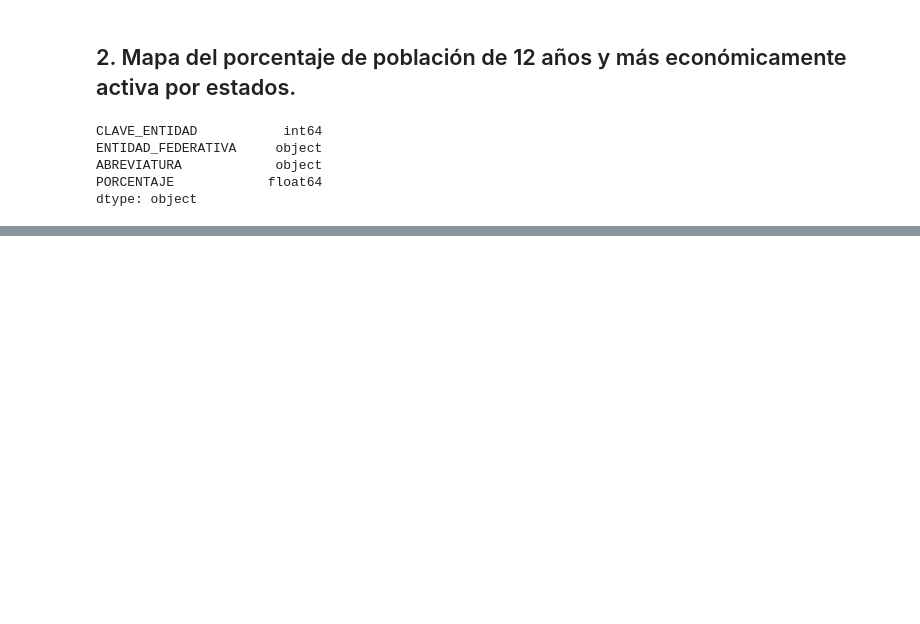
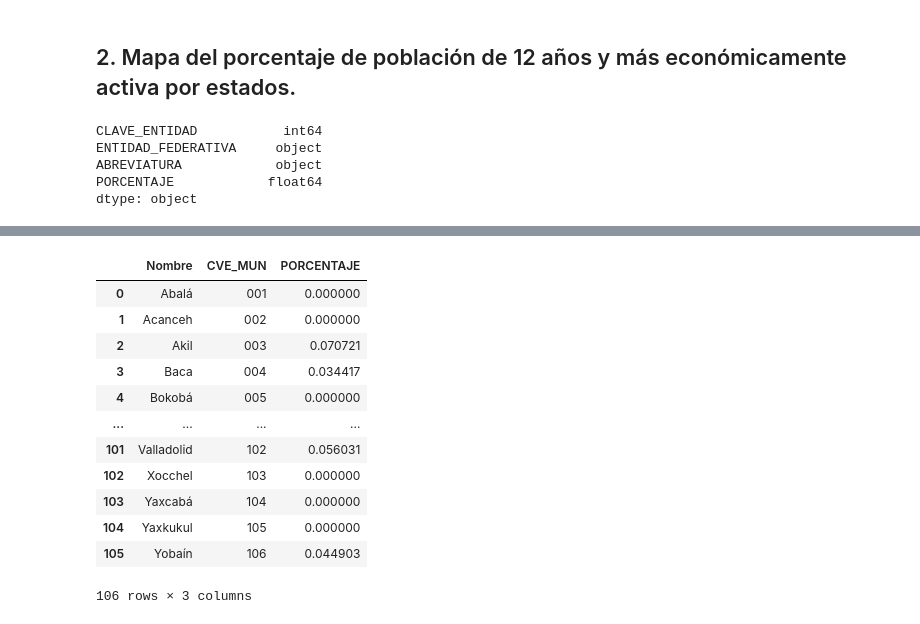
Before and after one commit to EscamillaJuan/CienciaDeDatos, a Jupyter notebook: Proyecto INEGI/CD_14_INEGI_colab.ipynb, the cells around one changed output, grey strips where cells are left out. Drawn from its saved outputs; the diff is of its cells as text; code cells hidden in the pictures; blank space fills up the shorter version.

```diff
--- a/Proyecto INEGI/CD_14_INEGI_colab.ipynb
+++ b/Proyecto INEGI/CD_14_INEGI_colab.ipynb
@@ -154,0 +191,29 @@ map
+# %%
+id_yuc = []
+porcentaje_yuc = []
+for i in range(1,107):
+    if i < 10:
+        url = f'https://www.inegi.org.mx/app/api/indicadores/desarrolladores/jsonxml/INDICATOR/6207019025/es/07000031000{i}/true/BISE/2.0/{TOKEN}?type=json'
+    elif 10 <= i < 100:
+        url = f'https://www.inegi.org.mx/app/api/indicadores/desarrolladores/jsonxml/INDICATOR/6207019025/es/0700003100{i}/true/BISE/2.0/{TOKEN}?type=json'
+    else:
+        url = f'https://www.inegi.org.mx/app/api/indicadores/desarrolladores/jsonxml/INDICATOR/6207019025/es/070000310{i}/true/BISE/2.0/{TOKEN}?type=json'
+
+    respuesta = requests.get(url)
+    if respuesta.status_code == 200:
+        contenido = json.loads(respuesta.content)
+    porcentaje_yuc.append(contenido['Series'][0]['OBSERVATIONS'][0]['OBS_VALUE'])
+    id_yuc.append(i)
+# %%
+with open('datos/geo_yuc.json', 'r', encoding='utf-8') as file:
+    geo_data = json.load(file)
+municipios = []
+
+for municipio in geo_data['features']:
+    data = {
+        'Nombre': municipio['properties']['NOMGEO'],
+        'CVE_MUN': municipio['properties']['CVE_MUN']
+        }
+    municipios.append(data)
+df_municipios = pd.DataFrame(municipios)
+df_municipios
@@ -154,0 +234,21 @@ map
+# %%
+df_municipios = df_municipios.sort_values(by='CVE_MUN').reset_index(drop=True)
+# %%
+df_municipios['PORCENTAJE'] = porcentaje_yuc
+df_municipios['PORCENTAJE'] = pd.to_numeric(df_municipios['PORCENTAJE'])
+# %%
+df_municipios
+# %% [output]
+|  | Nombre | CVE_MUN | PORCENTAJE |
+| 0 | Abalá | 001 | 0.000000 |
+| 1 | Acanceh | 002 | 0.000000 |
+| 2 | Akil | 003 | 0.070721 |
+| 3 | Baca | 004 | 0.034417 |
+| 4 | Bokobá | 005 | 0.000000 |
+| ... | ... | ... | ... |
+| 101 | Valladolid | 102 | 0.056031 |
+| 102 | Xocchel | 103 | 0.000000 |
+| 103 | Yaxcabá | 104 | 0.000000 |
+| 104 | Yaxkukul | 105 | 0.000000 |
+| 105 | Yobaín | 106 | 0.044903 |
+106 rows × 3 columns
```
Also changed, not shown: parts of 10 cells of this notebook.
